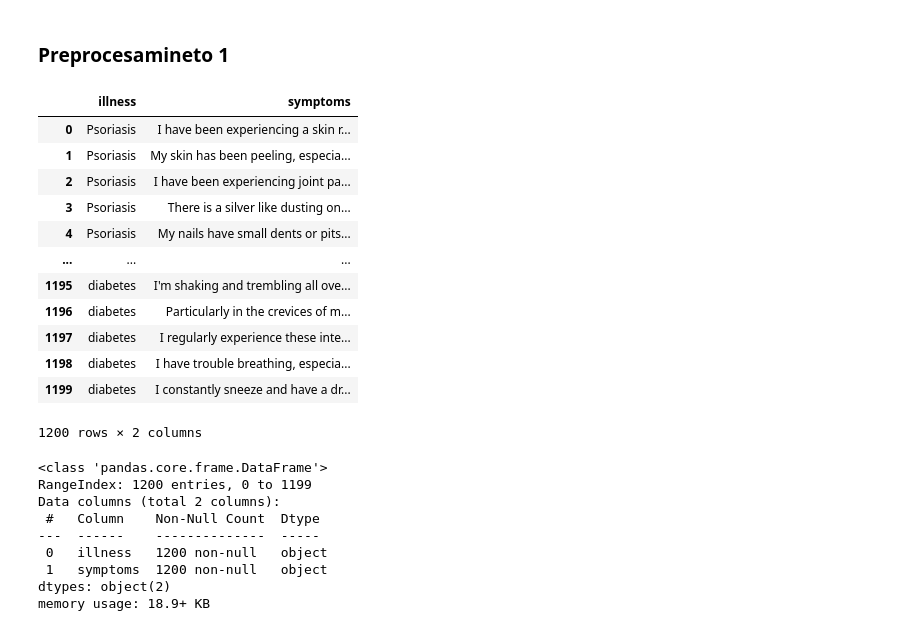
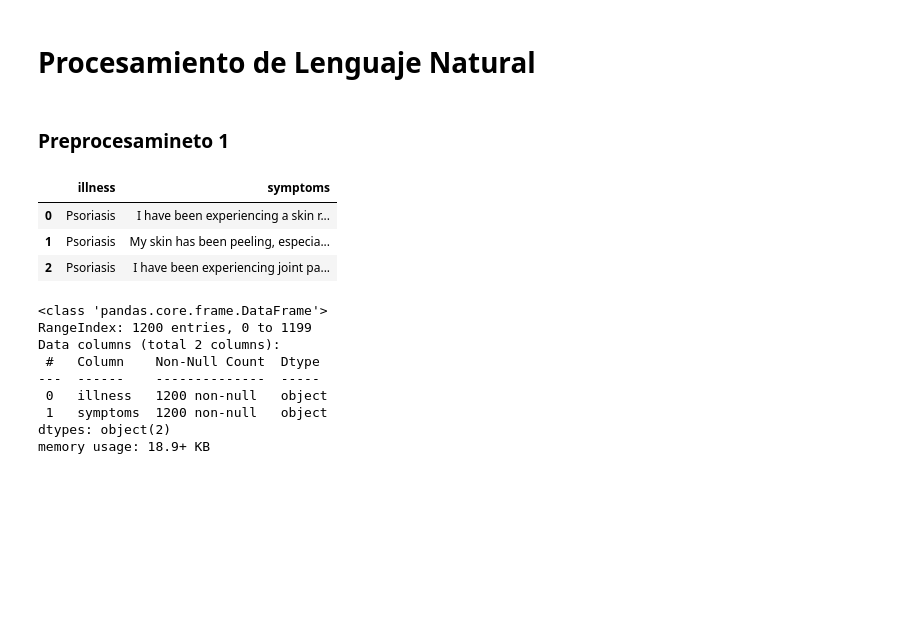
Before and after one commit to LuisaBeccar/proyecto_nlp, a Jupyter notebook: TP_DCIII_LuisaBeccarVarela_nlp_.ipynb, the cells around one changed output. Saved outputs shown, nothing was run; the diff lists cells and outputs as text; code cells hidden in the pictures; blank space fills up the shorter version.

```diff
--- a/TP_DCIII_LuisaBeccarVarela_nlp_.ipynb
+++ b/TP_DCIII_LuisaBeccarVarela_nlp_.ipynb
@@ -56,27 +51,20 @@ import nltk
 nltk.download('wordnet')
 from nltk.corpus import wordnet
 import matplotlib.pyplot as plt
+# %% [markdown]
+# Procesamiento de Lenguaje Natural
 # %% [markdown]
 ### Preprocesamineto 1
 # %%
 df = pd.read_csv("https://raw.githubusercontent.com/LuisaBeccar/proyecto_nlp/refs/heads/main/Symptom2DiseaseKaggle.csv")
 df.drop(columns="Unnamed: 0", inplace=True)
 df.rename(columns={"text":"symptoms", "label":"illness"}, inplace=True)
-df
+df.head(3)
 # %% [output]
 |  | illness | symptoms |
 | 0 | Psoriasis | I have been experiencing a skin r... |
 | 1 | Psoriasis | My skin has been peeling, especia... |
 | 2 | Psoriasis | I have been experiencing joint pa... |
-| 3 | Psoriasis | There is a silver like dusting on... |
-| 4 | Psoriasis | My nails have small dents or pits... |
-| ... | ... | ... |
-| 1195 | diabetes | I'm shaking and trembling all ove... |
-| 1196 | diabetes | Particularly in the crevices of m... |
-| 1197 | diabetes | I regularly experience these inte... |
-| 1198 | diabetes | I have trouble breathing, especia... |
-| 1199 | diabetes | I constantly sneeze and have a dr... |
-1200 rows × 2 columns
 # %%
 df.info()
 # %% [output]
```
Also changed, not shown: parts of 181 cells of this notebook.
